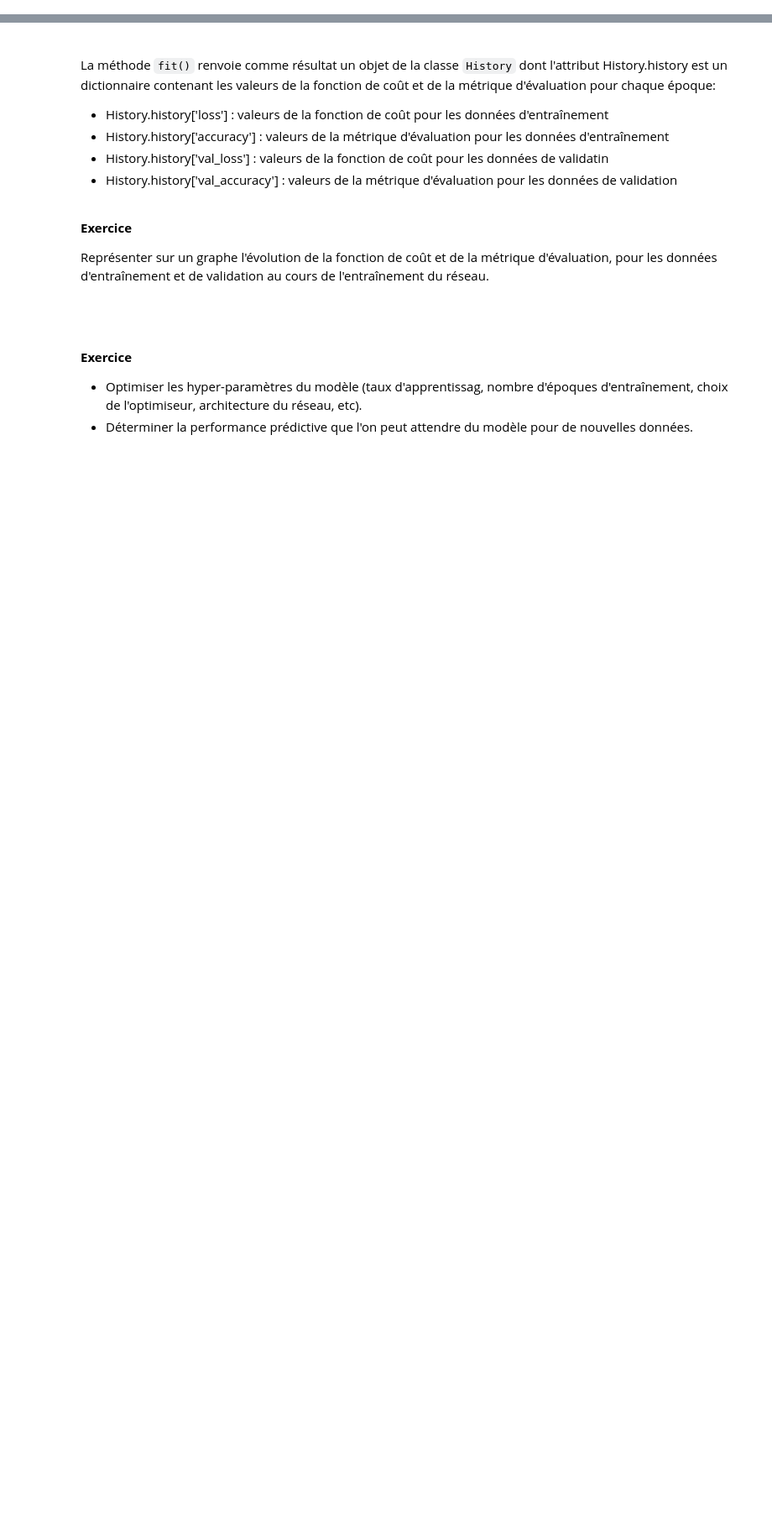
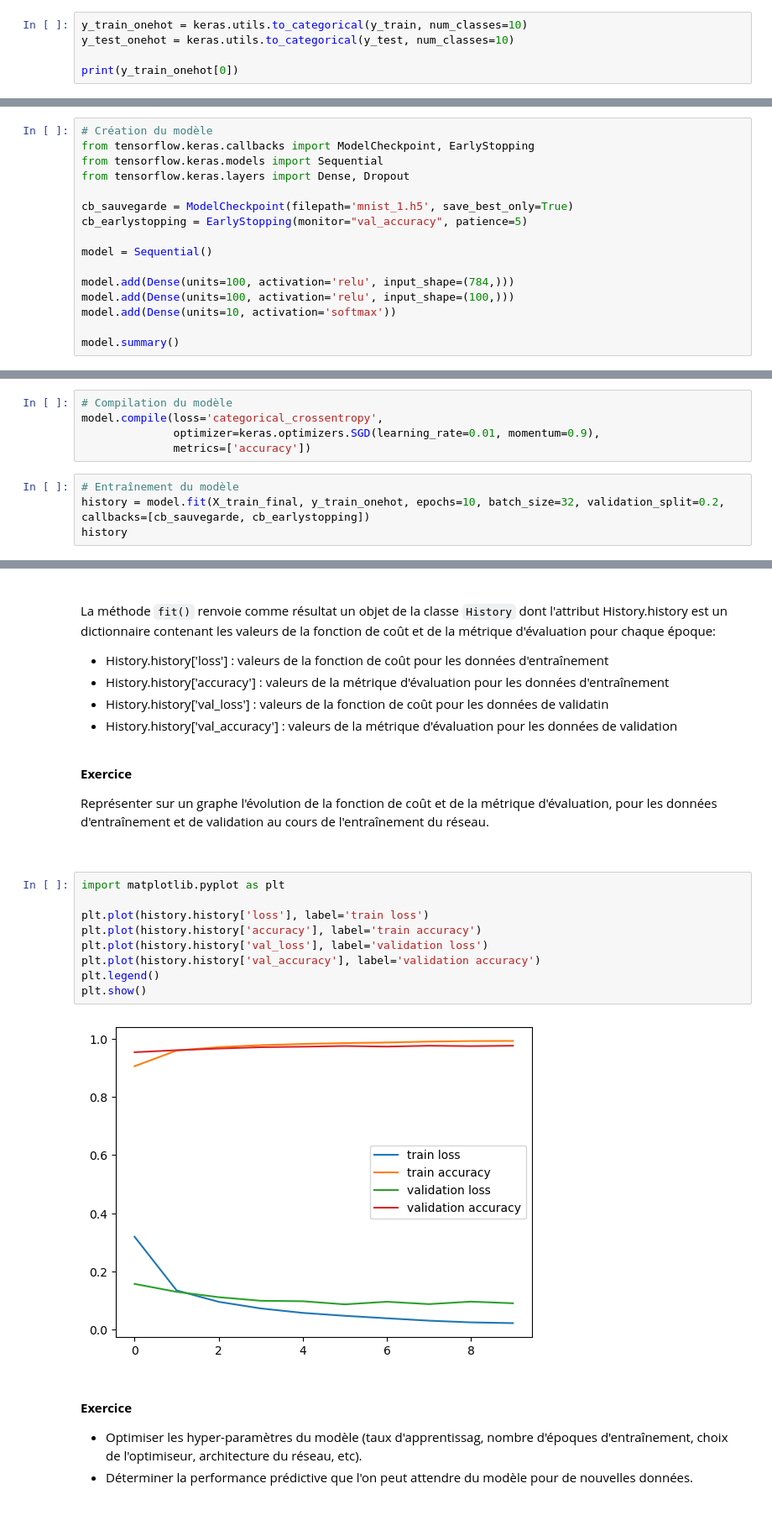
Before and after one commit to Rockinfox91/tp_ia, a Jupyter notebook: TP4 - réseaux neuronaux.ipynb, the cells around one changed output, grey strips where cells are left out. Shown at 84% size. Drawn from its saved outputs; the diff is of its cells as text; blank space fills up the shorter version.

```diff
--- a/TP4 - réseaux neuronaux.ipynb
+++ b/TP4 - réseaux neuronaux.ipynb
@@ -87,3 +165,8 @@ Lorsqu'on charge le dataset, les étiquettes sont codées sous la forme d'un nom
 - Affichez à l'écran les 10 premières composantes de *y_train* et de *y_train_one_hot*.
 
 <br>
+# %%
+y_train_onehot = keras.utils.to_categorical(y_train, num_classes=10)
+y_test_onehot = keras.utils.to_categorical(y_test, num_classes=10)
+
+print(y_train_onehot[0])
@@ -111,0 +192,16 @@ Lorsqu'on charge le dataset, les étiquettes sont codées sous la forme d'un nom
+# %%
+# Création du modèle
+from tensorflow.keras.callbacks import ModelCheckpoint, EarlyStopping
+from tensorflow.keras.models import Sequential
+from tensorflow.keras.layers import Dense, Dropout
+
+cb_sauvegarde = ModelCheckpoint(filepath='mnist_1.h5', save_best_only=True)
+cb_earlystopping = EarlyStopping(monitor="val_accuracy", patience=5)
+
+model = Sequential()
+
+model.add(Dense(units=100, activation='relu', input_shape=(784,)))
+model.add(Dense(units=100, activation='relu', input_shape=(100,)))
+model.add(Dense(units=10, activation='softmax'))
+
+model.summary()
@@ -111,0 +224,9 @@ Lorsqu'on charge le dataset, les étiquettes sont codées sous la forme d'un nom
+# %%
+# Compilation du modèle
+model.compile(loss='categorical_crossentropy',
+              optimizer=keras.optimizers.SGD(learning_rate=0.01, momentum=0.9),
+              metrics=['accuracy'])
+# %%
+# Entraînement du modèle
+history = model.fit(X_train_final, y_train_onehot, epochs=10, batch_size=32, validation_split=0.2, callbacks=[cb_sauvegarde, cb_earlystopping])
+history
@@ -125,6 +268,17 @@ La méthode <code>fit()</code> renvoie comme résultat un objet de la classe <co
 Représenter sur un graphe l'évolution de la fonction de coût et de la métrique d'évaluation, pour les données d'entraînement et de validation au cours de l'entraînement du réseau.
 
 <br>
+# %%
+import matplotlib.pyplot as plt
+
+plt.plot(history.history['loss'], label='train loss')
+plt.plot(history.history['accuracy'], label='train accuracy')
+plt.plot(history.history['val_loss'], label='validation loss')
+plt.plot(history.history['val_accuracy'], label='validation accuracy')
+plt.legend()
+plt.show()
+# %% [output]
+[figure, added]
 # %% [markdown]
 <br>
 
```
Also changed, not shown: parts of 24 cells of this notebook, 1 other file.
